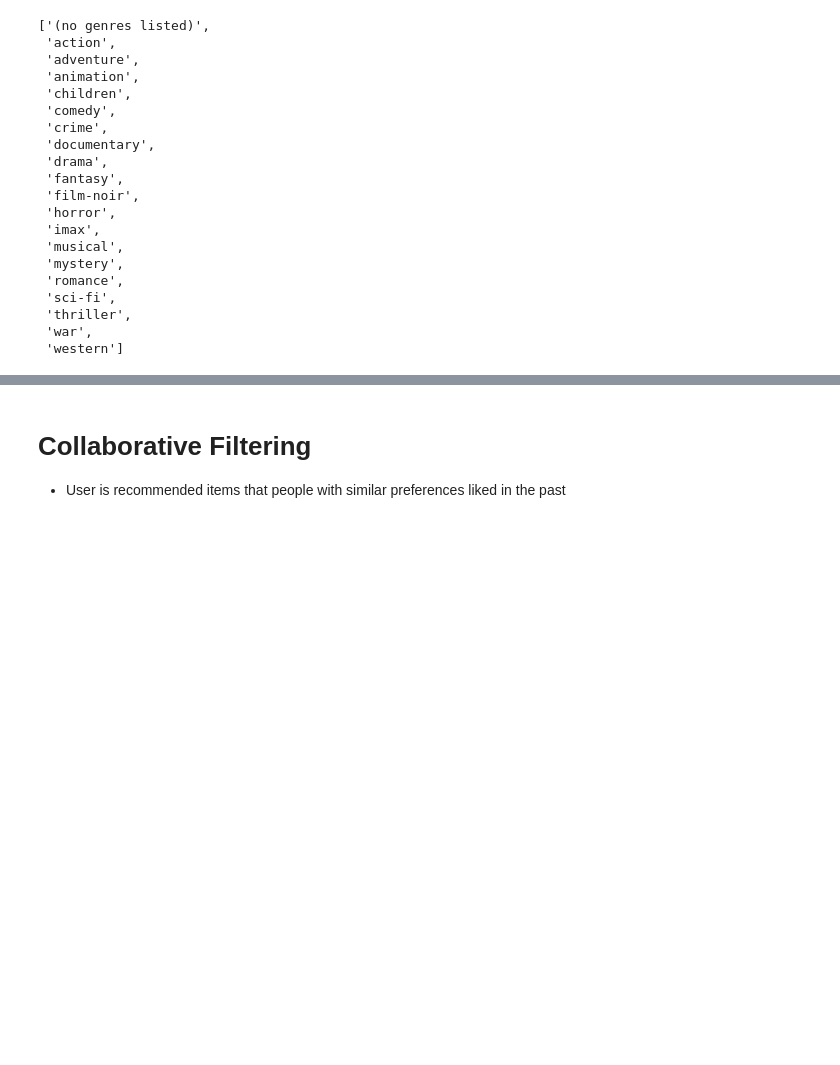
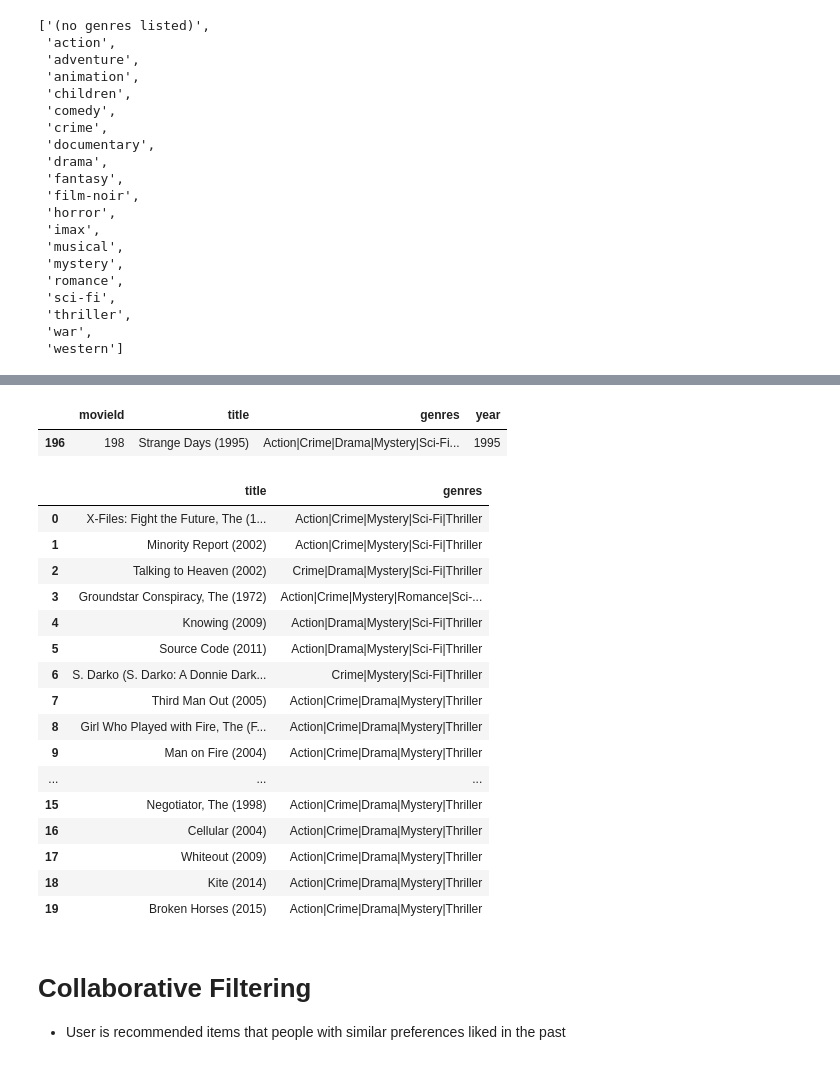
Before and after one commit to nsuttora/Movie-Recommender-Data-Mining-II, a Jupyter notebook: movie_recommender.ipynb, the cells around one changed output, grey strips where cells are left out. Cells and saved outputs as stored; diff of their text form; code cells hidden in the pictures; blank space fills up the shorter version.

```diff
--- a/movie_recommender.ipynb
+++ b/movie_recommender.ipynb
@@ -349,3 +435,28 @@ tfidf_df.head()
+# %%
+movies[movies.title.eq('Strange Days (1995)')]
+# %% [output]
+|  | movieId | title | genres | year |
+| 196 | 198 | Strange Days (1995) | Action|Crime|Drama|Mystery|Sci-Fi... | 1995 |
+# %%
+genre_recommendations('Strange Days (1995)', cos_sim_df, movies[['title', 'genres']], 20)
+# %% [output]
+|  | title | genres |
+| 0 | X-Files: Fight the Future, The (1... | Action|Crime|Mystery|Sci-Fi|Thriller |
+| 1 | Minority Report (2002) | Action|Crime|Mystery|Sci-Fi|Thriller |
+| 2 | Talking to Heaven (2002) | Crime|Drama|Mystery|Sci-Fi|Thriller |
+| 3 | Groundstar Conspiracy, The (1972) | Action|Crime|Mystery|Romance|Sci-... |
+| 4 | Knowing (2009) | Action|Drama|Mystery|Sci-Fi|Thriller |
+| 5 | Source Code (2011) | Action|Drama|Mystery|Sci-Fi|Thriller |
+| 6 | S. Darko (S. Darko: A Donnie Dark... | Crime|Mystery|Sci-Fi|Thriller |
+| 7 | Third Man Out (2005) | Action|Crime|Drama|Mystery|Thriller |
+| 8 | Girl Who Played with Fire, The (F... | Action|Crime|Drama|Mystery|Thriller |
+| 9 | Man on Fire (2004) | Action|Crime|Drama|Mystery|Thriller |
+| ... | ... | ... |
+| 15 | Negotiator, The (1998) | Action|Crime|Drama|Mystery|Thriller |
+| 16 | Cellular (2004) | Action|Crime|Drama|Mystery|Thriller |
+| 17 | Whiteout (2009) | Action|Crime|Drama|Mystery|Thriller |
+| 18 | Kite (2014) | Action|Crime|Drama|Mystery|Thriller |
+| 19 | Broken Horses (2015) | Action|Crime|Drama|Mystery|Thriller |
 # %% [markdown]
 # Collaborative Filtering
 * User is recommended items that people with similar preferences liked in the past
```
Also changed, not shown: parts of 13 cells of this notebook.
